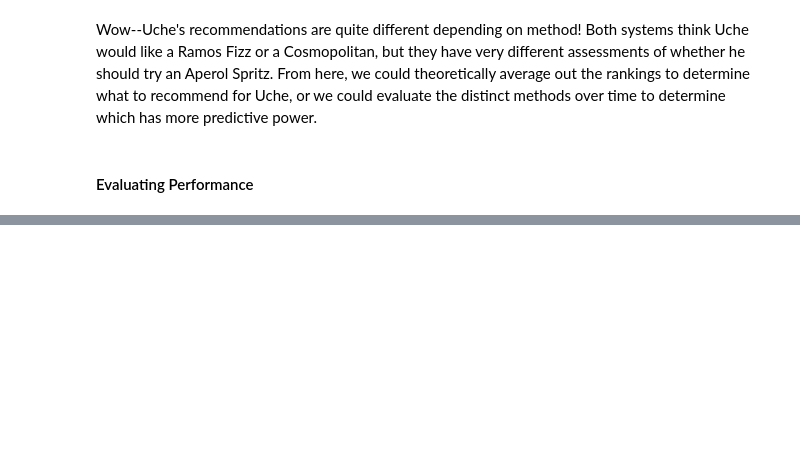
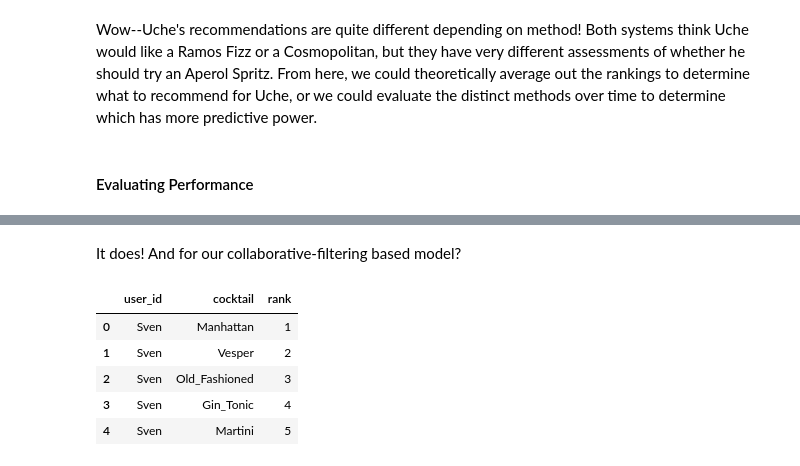
Before and after one commit to datajacob/DATA612_rec_systems, a Jupyter notebook: projects/project2/code/project2.ipynb, the cells around one changed output, grey strips where cells are left out. Cells and saved outputs as stored; diff of their text form; code cells hidden in the pictures; blank space fills up the shorter version.

```diff
--- a/projects/project2/code/project2.ipynb
+++ b/projects/project2/code/project2.ipynb
@@ -380,0 +455,39 @@ Wow--Uche's recommendations are quite different depending on method! Both system
+# %%
+#center the test matrix
+df_pxc_centered_TEST = df_pxc_TEST.sub(df_pxc_TEST.mean(axis=1), axis=0)
+# %%
+#build new similarity matrix
+df_cocktail_sim_collab_TEST = pd.DataFrame(
+    cosine_similarity(df_pxc_centered_TEST.T.fillna(0)),
+    index=df_pxc.columns,
+    columns=df_pxc.columns
+)
+
+#to make consistent with other similarity matrix
+df_cocktail_sim_collab_TEST.index.name = 'cocktail'
+# %%
+#initialize full ranking df
+df_pxc_model2_rankings = pd.DataFrame()
+
+#loop through each user in the data
+for user in df_pxc_TEST.index:
+    #generate rankings for ALL cocktails for that user
+    df_user = generate_ranked_recs_ALL(user, df_pxc_TEST, df_cocktail_sim_collab_TEST).reset_index()
+    #create necessary format
+    df_user['user_id'] = user
+    df_user = df_user[['user_id','cocktail','rank']]
+    #concatenate each user's ranking df
+    df_pxc_model2_rankings = pd.concat([df_pxc_model2_rankings, df_user], axis=0)
+# %%
+#initialize full ranking df
+df_pxc_model2_rankings = pd.DataFrame()
+
+#loop through each user in the data
+for user in df_pxc.index:
+    #generate rankings for ALL cocktails for that user
+    df_user = generate_ranked_recs_ALL(user, df_pxc, df_cocktail_sim_collab).reset_index()
+    #create necessary format
+    df_user['user_id'] = user
+    df_user = df_user[['user_id','cocktail','rank']]
+    #concatenate each user's ranking df
+    df_pxc_model2_rankings = pd.concat([df_pxc_model2_rankings, df_user], axis=0)
@@ -380,0 +538,11 @@ Wow--Uche's recommendations are quite different depending on method! Both system
+# %% [markdown]
+It does! And for our collaborative-filtering based model?
+# %%
+df_pxc_model2_rankings[df_pxc_model2_rankings['user_id']=='Sven'].head(5)
+# %% [output]
+|  | user_id | cocktail | rank |
+| 0 | Sven | Manhattan | 1 |
+| 1 | Sven | Vesper | 2 |
+| 2 | Sven | Old_Fashioned | 3 |
+| 3 | Sven | Gin_Tonic | 4 |
+| 4 | Sven | Martini | 5 |
```
Also changed, not shown: parts of 34 cells of this notebook, 1 other file.
